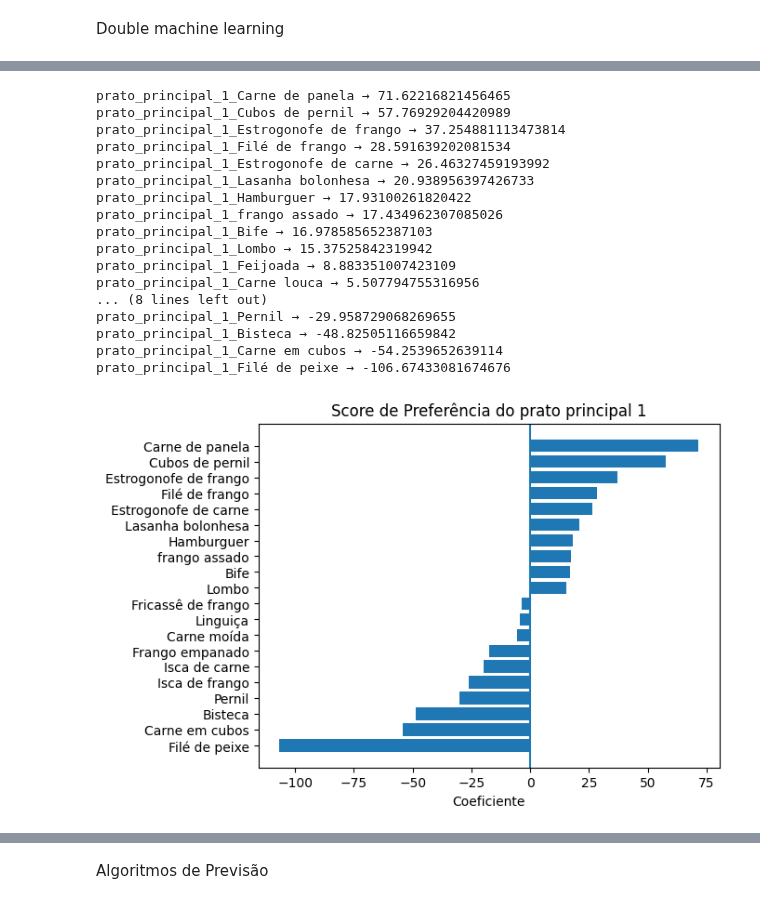
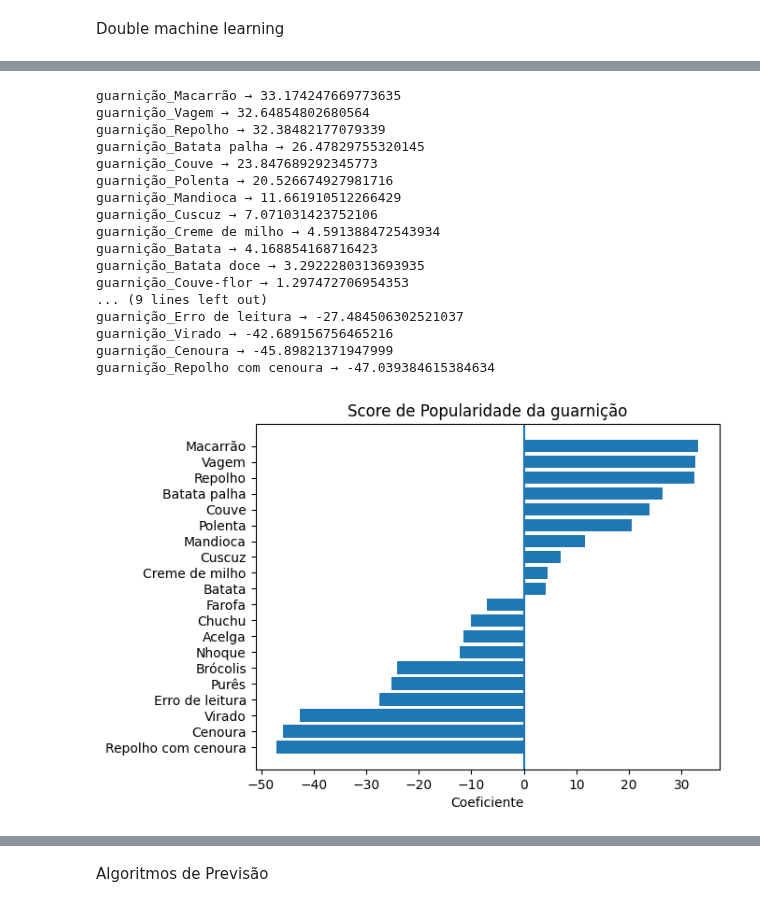
Before and after one commit to rafaelcarmanhani/projeto-ru, a Jupyter notebook: previsao/notebooks/Previsão_area2.ipynb, the cells around one changed output, grey strips where cells are left out. Drawn from its saved outputs; the diff is of its cells as text; code cells hidden in the pictures.

```diff
--- a/previsao/notebooks/Previsão_area2.ipynb
+++ b/previsao/notebooks/Previsão_area2.ipynb
@@ -10,7 +10,7 @@ from sklearn.linear_model import LinearRegression
 from sklearn.metrics import r2_score
 
 #Importar os dados
-data = pd.read_csv('/content/dataarea2.csv', header=(0)) #arquivo gerado pelo notebook de agrupamento e limpeza
+data = pd.read_csv('../data/dataarea2.csv', header=(0)) #arquivo gerado pelo notebook de agrupamento e limpeza
 # %%
 #ADICIONA COLUNAS PARA VÉSPERA E PÓS DIAS LETIVOS
 
@@ -140,4 +354,6 @@ Requirement already satisfied: MarkupSafe>=0.9.2 in /usr/local/lib/python3.12/di
 # %%
+#Aplica o doubleML a guarnição
+
 from doubleml import DoubleMLData
 from sklearn.ensemble import RandomForestRegressor
 from sklearn.ensemble import RandomForestClassifier
@@ -148,9 +364,9 @@ y_col = 'Total'
 
 #Define D (Variável que queremos saber o impacto)
 treatment_prefixes = [
-    'prato_principal_1_',
+    #'prato_principal_1_',
     #'prato_principal_2_',
-    #'guarnição_',
+    'guarnição_',
     #'sobremesa_1_'
 ]
 
@@ -189,53 +405,56 @@ for nome, valor in sorted(zip(d_cols, dml_plr.coef),
                           reverse=True):
     print(nome, "→", valor)
 # %% [output]
-prato_principal_1_Carne de panela → 71.62216821456465
-prato_principal_1_Cubos de pernil → 57.76929204420989
-prato_principal_1_Estrogonofe de frango → 37.254881113473814
-prato_principal_1_Filé de frango → 28.591639202081534
-prato_principal_1_Estrogonofe de carne → 26.46327459193992
-prato_principal_1_Lasanha bolonhesa → 20.938956397426733
-prato_principal_1_Hamburguer → 17.93100261820422
-prato_principal_1_frango assado → 17.434962307085026
-prato_principal_1_Bife → 16.978585652387103
-prato_principal_1_Lombo → 15.37525842319942
-prato_principal_1_Feijoada → 8.883351007423109
-prato_principal_1_Carne louca → 5.507794755316956
-... (8 lines left out)
-prato_principal_1_Pernil → -29.958729068269655
-prato_principal_1_Bisteca → -48.82505116659842
-prato_principal_1_Carne em cubos → -54.2539652639114
-prato_principal_1_Filé de peixe → -106.67433081674676
+guarnição_Macarrão → 33.174247669773635
+guarnição_Vagem → 32.64854802680564
+guarnição_Repolho → 32.38482177079339
+guarnição_Batata palha → 26.47829755320145
+guarnição_Couve → 23.847689292345773
+guarnição_Polenta → 20.526674927981716
+guarnição_Mandioca → 11.661910512266429
+guarnição_Cuscuz → 7.071031423752106
+guarnição_Creme de milho → 4.591388472543934
+guarnição_Batata → 4.168854168716423
+guarnição_Batata doce → 3.2922280313693935
+guarnição_Couve-flor → 1.297472706954353
+... (9 lines left out)
+guarnição_Erro de leitura → -27.484506302521037
+guarnição_Virado → -42.689156756465216
+guarnição_Cenoura → -45.89821371947999
+guarnição_Repolho com cenoura → -47.039384615384634
 # %%
+#Gera o gráfico do doubleML para a guarnição
+
 import pandas as pd
 import matplotlib.pyplot as plt
 
 df_coef = pd.DataFrame({
     "Variável": d_cols,
     "Coeficiente": dml_plr.coef
 })
 
 # remover prefixo
-df_coef["Variável"] = df_coef["Variável"].str.replace("prato_principal_1_", "", regex=False)
+df_coef["Variável"] = df_coef["Variável"].str.replace("guarnição_", "", regex=False)
 
 # Ordenar do menor para o maior
 df_sorted = df_coef.sort_values(by="Coeficiente")
 
 # 10 menores (mais negativos)
 bottom10 = df_sorted.head(10)
 
 # 10 maiores (mais positivos)
 top10 = df_sorted.tail(10)
 
 # Juntar para plotar
 plot_df = pd.concat([bottom10, top10])
 
 plt.figure()
 plt.barh(plot_df["Variável"], plot_df["Coeficiente"])
 plt.axvline(0)  # linha no zero para referência
 plt.xlabel("Coeficiente")
-plt.title("Score de Preferência do prato principal 1")
+plt.title("Score de Popularidade da guarnição")
+plt.savefig('../images/area2/spg_2.png', bbox_inches='tight')
 plt.show()
 # %% [output]
-[figure, old version]
+[figure, new version]
 # %%
```
Also changed, not shown: parts of 17 cells of this notebook, 1 other file.
